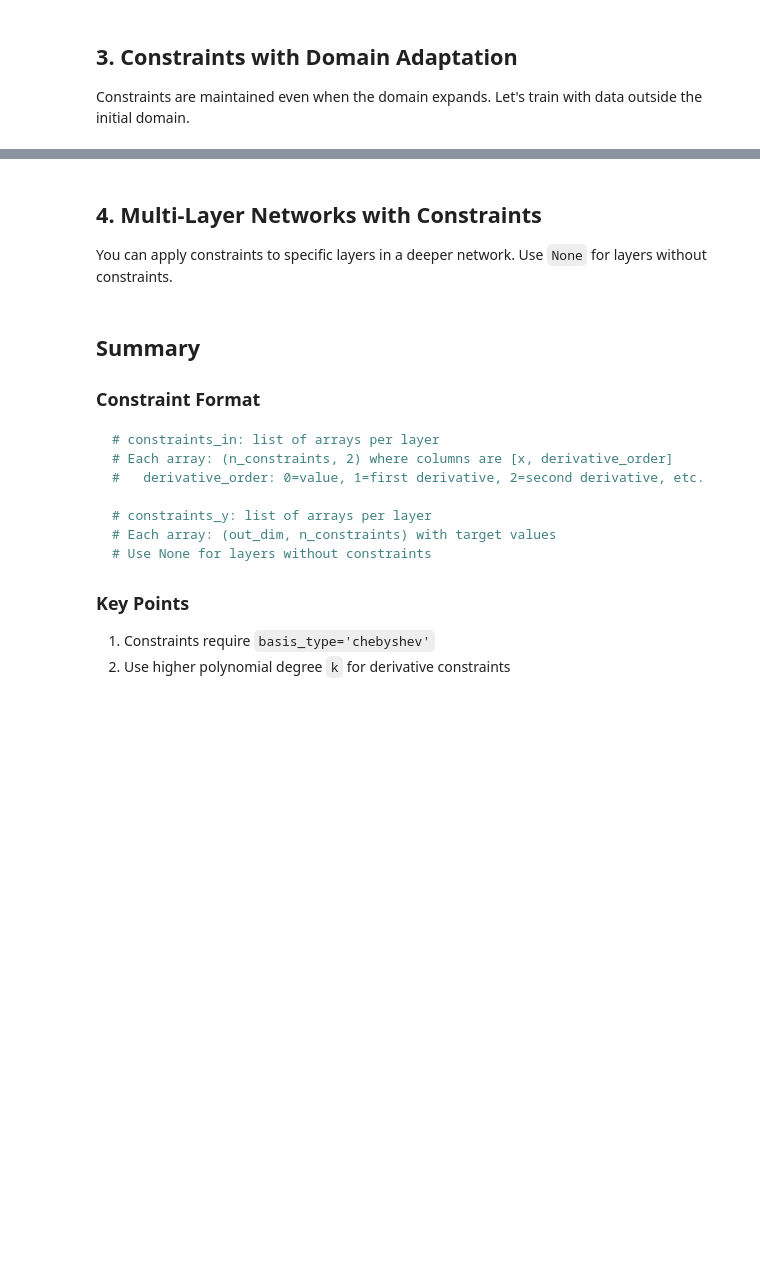
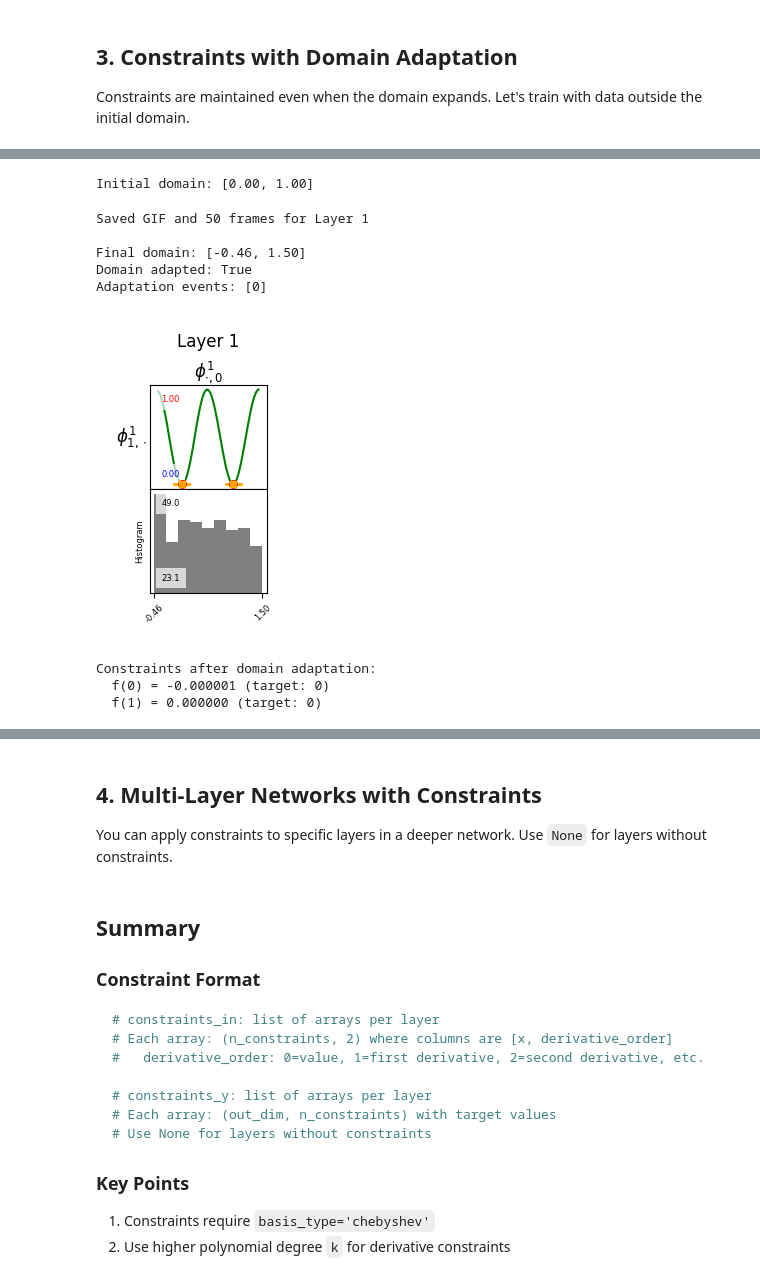
Before and after one commit to byu-magicc/adaptkan, a Jupyter notebook: examples/constraints_tutorial.ipynb, the cells around one changed output, grey strips where cells are left out. Drawn from its saved outputs; the diff is of its cells as text; code cells hidden in the pictures; blank space fills up the shorter version.

```diff
--- a/examples/constraints_tutorial.ipynb
+++ b/examples/constraints_tutorial.ipynb
@@ -259,7 +285,7 @@ print("(This extends beyond initial domain [0, 1])")
 model_adapt, state_adapt = eqx.nn.make_with_state(AdaptKANJax)(
     width=[1, 1],
     num_grid_intervals=9,
-    k=9,
+    k=15,
     basis_type='chebyshev',
     initialization_range=[0.0, 1.0],
     constraints_in=constraints_in,     # Same derivative constraints
@@ -273,6 +299,8 @@ layer = model_adapt.layers[0]
 a_init = float(state_adapt.get(layer.a)[0])
 b_init = float(state_adapt.get(layer.b)[0])
 print(f"Initial domain: [{a_init:.2f}, {b_init:.2f}]")
+# %% [output]
+Initial domain: [0.00, 1.00]
 # %%
 # Train with domain adaptation
 model_adapt, state_adapt, results_adapt = fit(
@@ -299,6 +327,16 @@ b_final = float(state_adapt.get(layer.b)[0])
 print(f"\nFinal domain: [{a_final:.2f}, {b_final:.2f}]")
 print(f"Domain adapted: {(a_final, b_final) != (a_init, b_init)}")
 print(f"Adaptation events: {results_adapt['adapted_epochs']}")
+# %% [output]
+Saved GIF and 50 frames for Layer 1
+
+Final domain: [-0.46, 1.50]
+Domain adapted: True
+Adaptation events: [0]
+# %%
+plot_model(model_adapt, state_adapt)
+# %% [output]
+[figure, added]
 # %%
 # IMPORTANT: Verify constraints are STILL satisfied after domain adaptation!
 x_test_constraints = jnp.array([[0.0], [1.0]])
@@ -307,6 +345,10 @@ y_pred, _ = model_adapt(x_test_constraints, state_adapt)
 print("Constraints after domain adaptation:")
 print(f"  f(0) = {float(y_pred[0, 0]):.6f} (target: 0)")
 print(f"  f(1) = {float(y_pred[1, 0]):.6f} (target: 0)")
+# %% [output]
+Constraints after domain adaptation:
+  f(0) = -0.000001 (target: 0)
+  f(1) = 0.000000 (target: 0)
 # %%
 # Plot with expanded domain
 x_plot_wide = jnp.linspace(a_final - 0.1, b_final + 0.1, 300).reshape(-1, 1)
```
Also changed, not shown: parts of 19 cells of this notebook.
